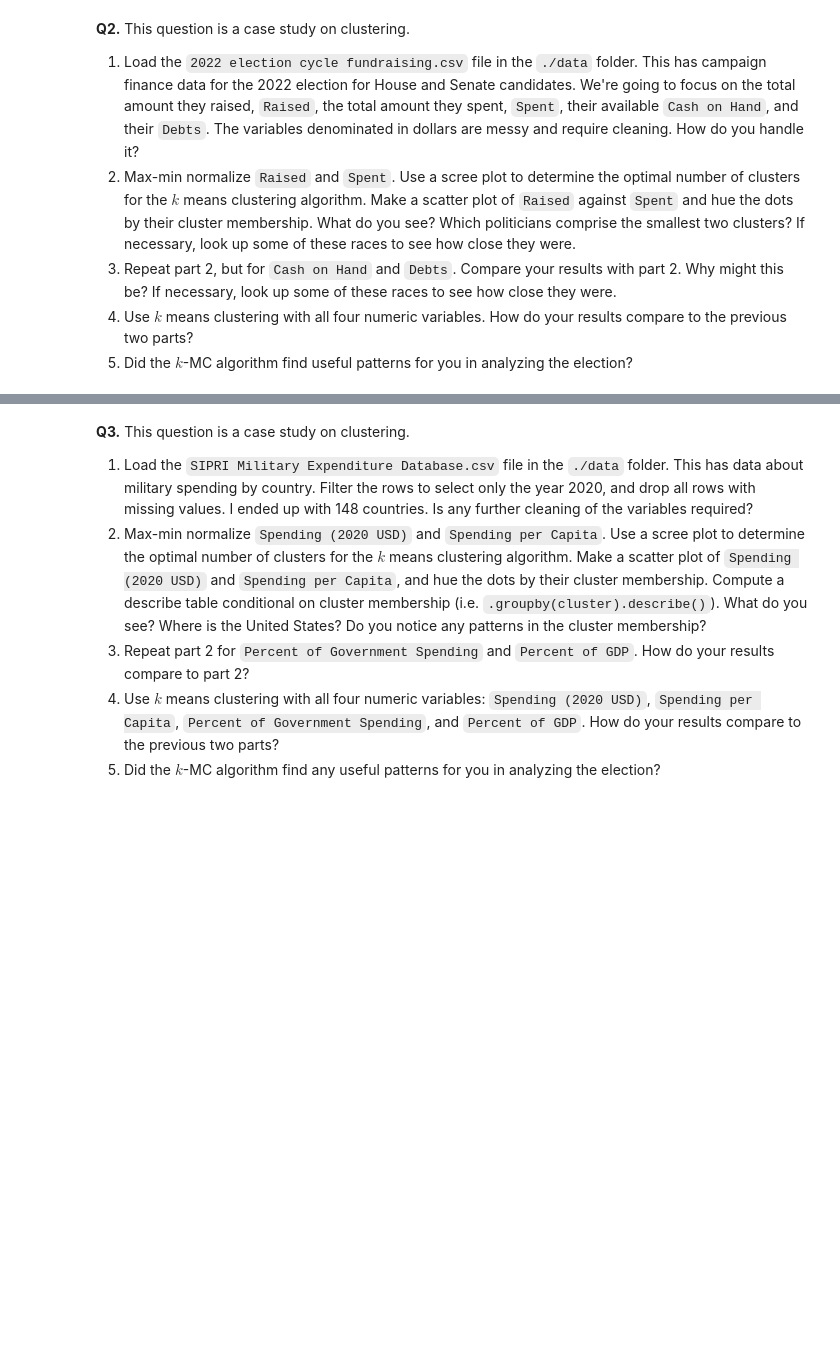
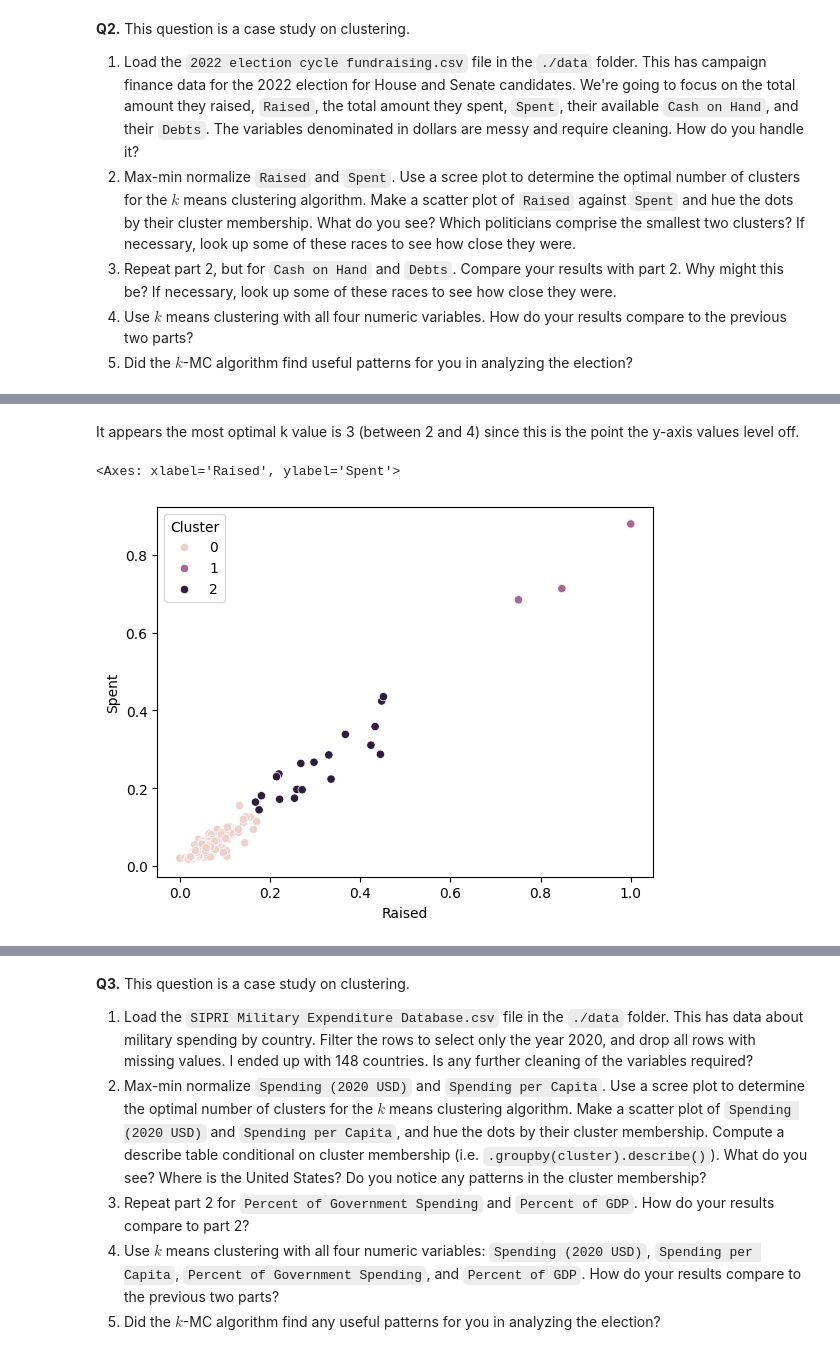
Before and after one commit to kayla-hekim/clustering, a Jupyter notebook: assignment/assignment_clustering.ipynb, the cells around one changed output, grey strips where cells are left out. Saved outputs shown, nothing was run; the diff lists cells and outputs as text; code cells hidden in the pictures; blank space fills up the shorter version.

```diff
--- a/assignment/assignment_clustering.ipynb
+++ b/assignment/assignment_clustering.ipynb
@@ -139,0 +193,10 @@ For the examples of the noise being 0.125 in the example above, we might choose
+# %% [markdown]
+It appears the most optimal k value is 3 (between 2 and 4) since this is the point the y-axis values level off.
+# %%
+kmeans = KMeans(n_clusters=3, random_state=100, n_init=10)
+norm_fund["Cluster"] = kmeans.fit_predict(norm_fund)
+
+sns.scatterplot(data=norm_fund, x='Raised', y='Spent', hue='Cluster')
+# %% [output]
+<Axes: xlabel='Raised', ylabel='Spent'>
+[figure, added]
```
Also changed, not shown: parts of 20 cells of this notebook.
